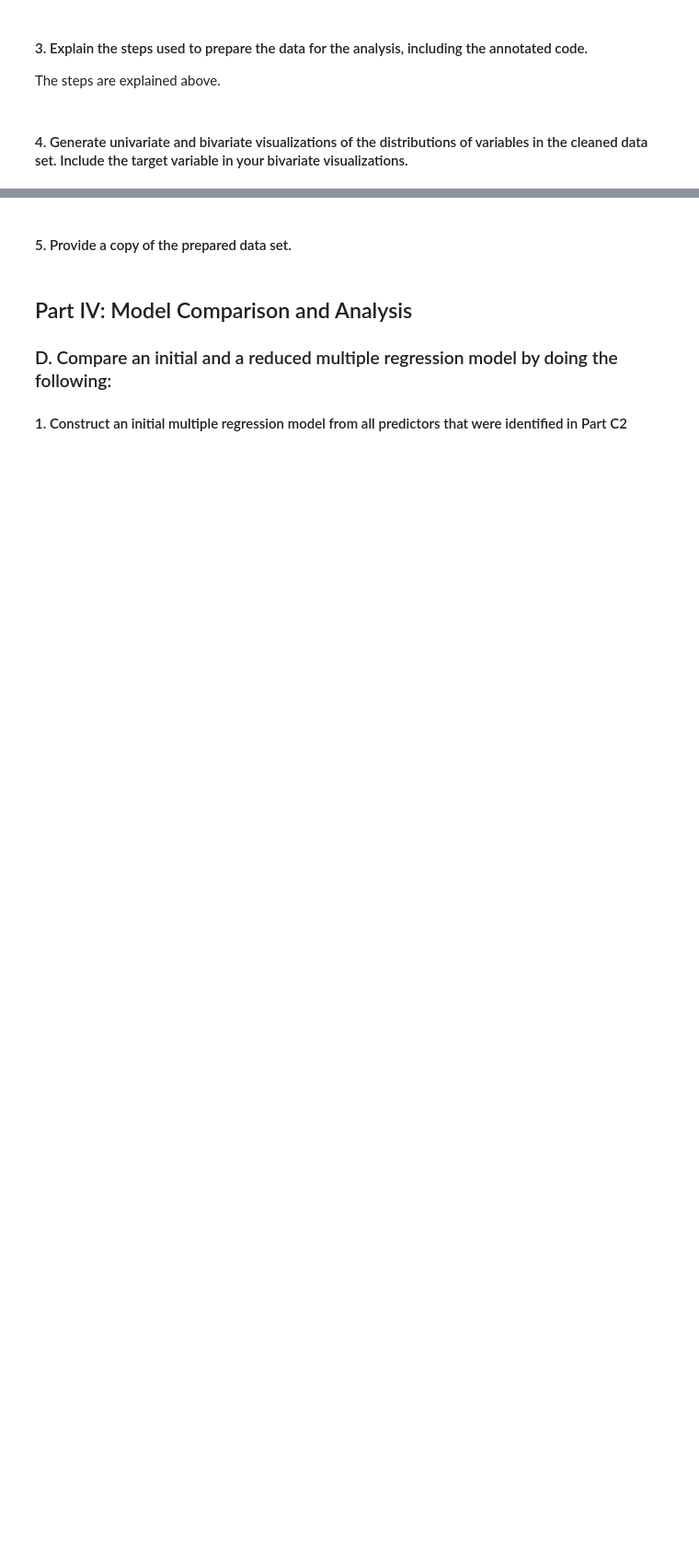
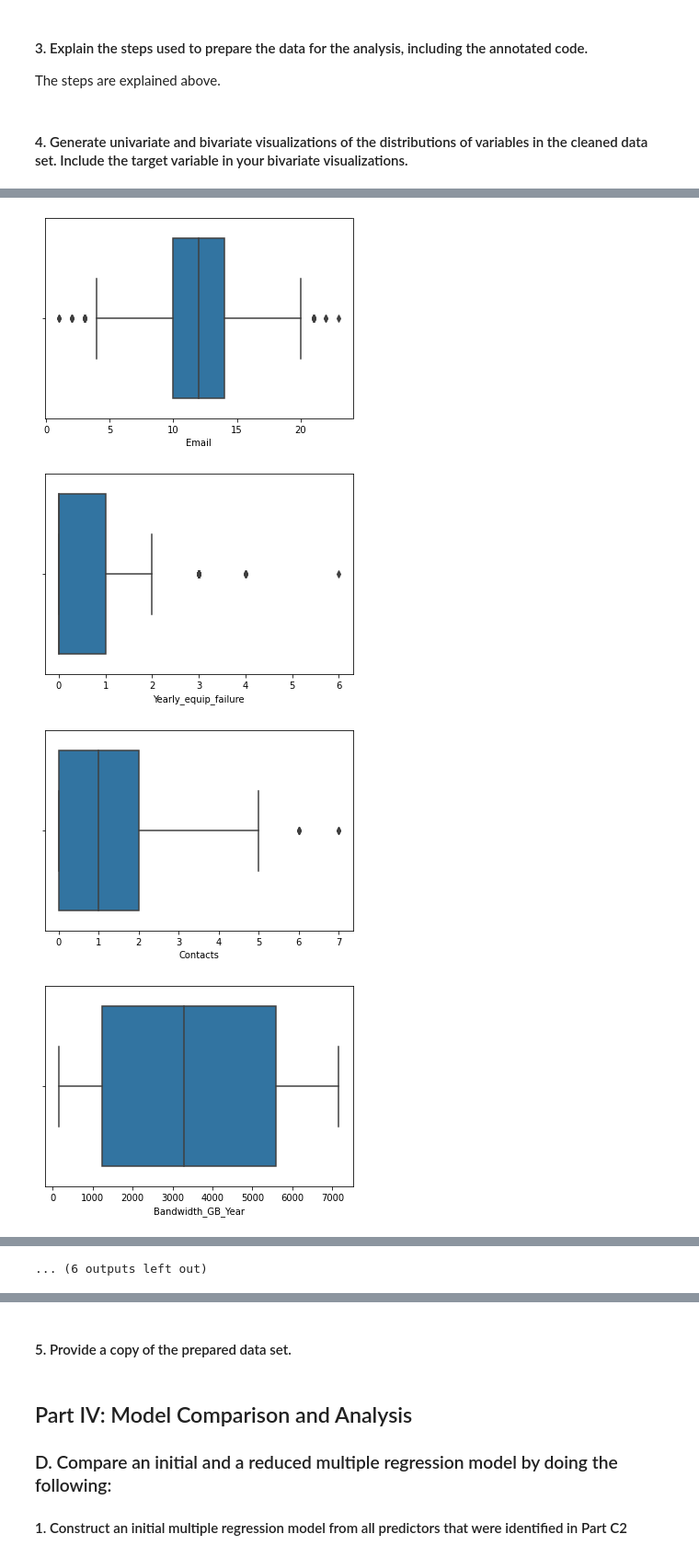
Before and after one commit to freyjagarner/D208, a Jupyter notebook: D208_Task1.ipynb, the cells around one changed output, grey strips where cells are left out. Shown at 92% size. Cells and saved outputs as stored; diff of their text form; code cells hidden in the pictures; blank space fills up the shorter version.

```diff
--- a/D208_Task1.ipynb
+++ b/D208_Task1.ipynb
@@ -220,4 +308,0 @@ plt.show()
-# %%
-num_cols = set(df._get_numeric_data().columns)
-cat_cols = set(df.columns) - num_cols
-cat_cols.remove('Churn')
@@ -223,0 +311,9 @@ cat_cols.remove('Churn')
+# %%
+for i in df[num_cols]:
+    sns.boxplot(x=i, data=df)
+    plt.show()
+# %% [output]
+[figure, added]
+[figure, added]
+[figure, added]
+[figure, added]
@@ -224 +328,2 @@ cat_cols.remove('Churn')
+... (6 outputs left out)
 # %% [markdown]
```
Also changed, not shown: parts of 70 cells of this notebook, 4 other files.
